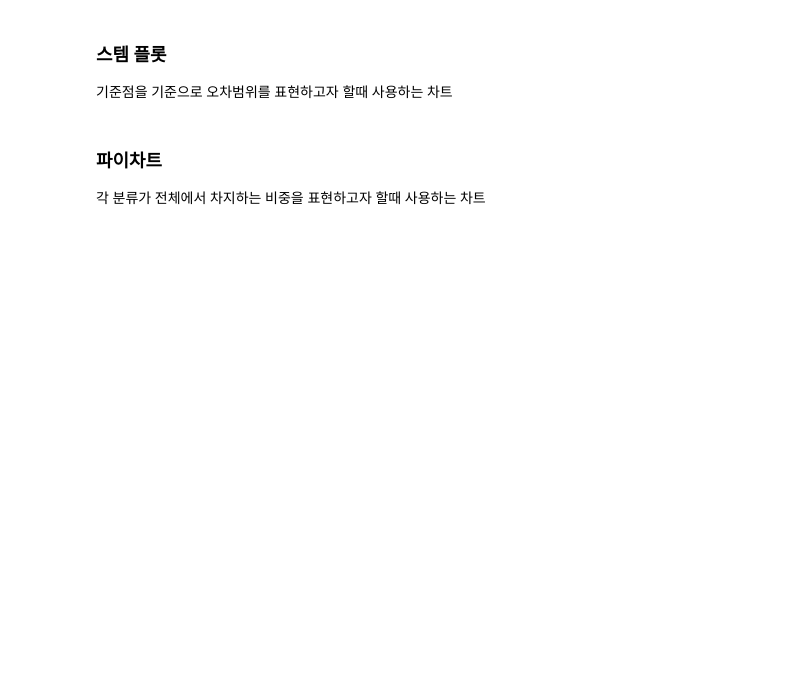
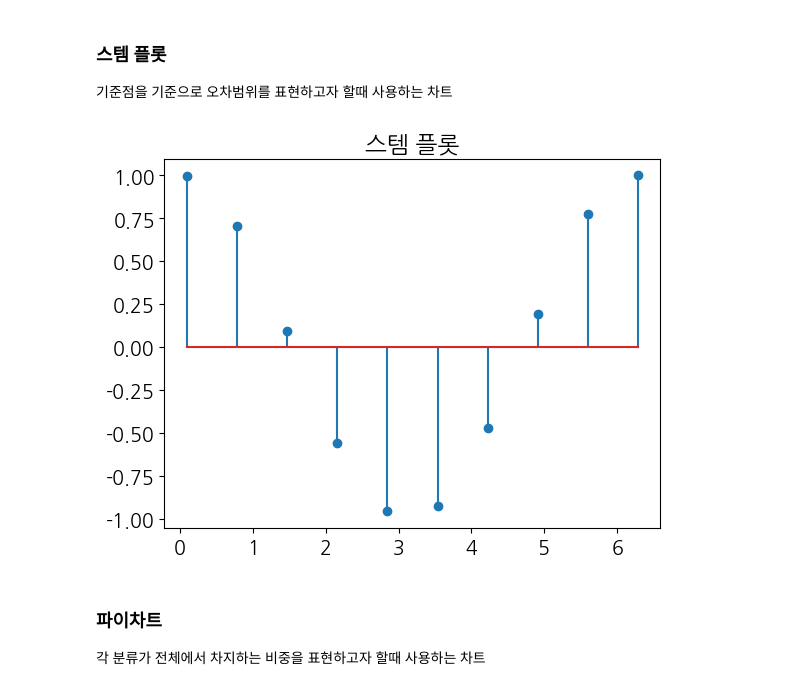
Before and after one commit to OJaes/2025, a Jupyter notebook: python/h_visualize-data.ipynb, the cells around one changed output. Saved outputs shown, nothing was run; the diff lists cells and outputs as text; code cells hidden in the pictures; blank space fills up the shorter version.

```diff
--- a/python/h_visualize-data.ipynb
+++ b/python/h_visualize-data.ipynb
@@ -182,6 +190,14 @@ x축의 값이 분류가 가능한 카테고리 형태일때 bar(), barh() 메
 # %% [markdown]
 ### 스템 플롯
 기준점을 기준으로 오차범위를 표현하고자 할때 사용하는 차트
+# %%
+import numpy as np
+x = np.linspace(0.1, 2 * np.pi, 10)
+plt.title('스템 플롯')
+plt.stem(x, np.cos(x))
+plt.show()
+# %% [output]
+[figure, added]
 # %% [markdown]
 ### 파이차트
 각 분류가 전체에서 차지하는 비중을 표현하고자 할때 사용하는 차트
```
Also changed, not shown: parts of 7 cells of this notebook, 1 other file.
